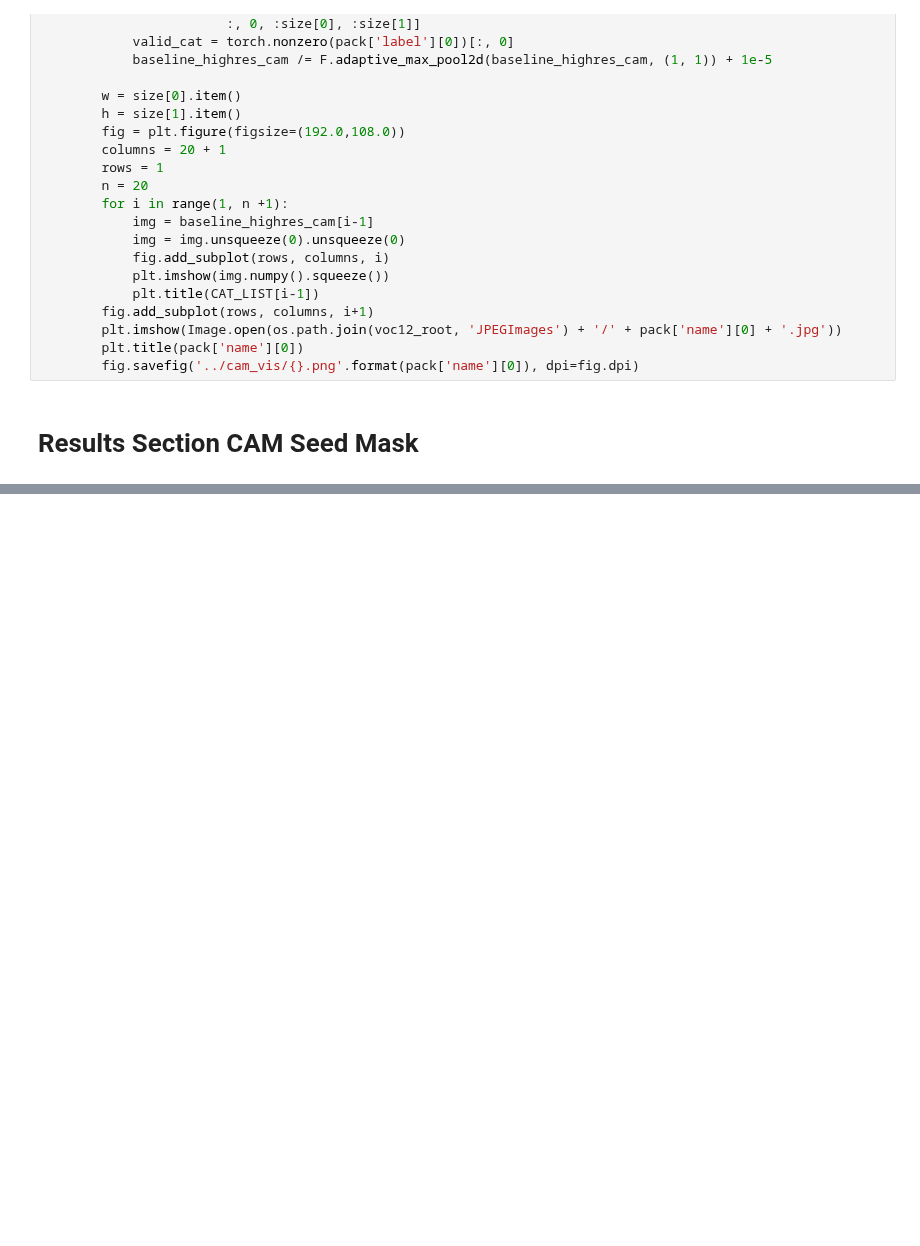
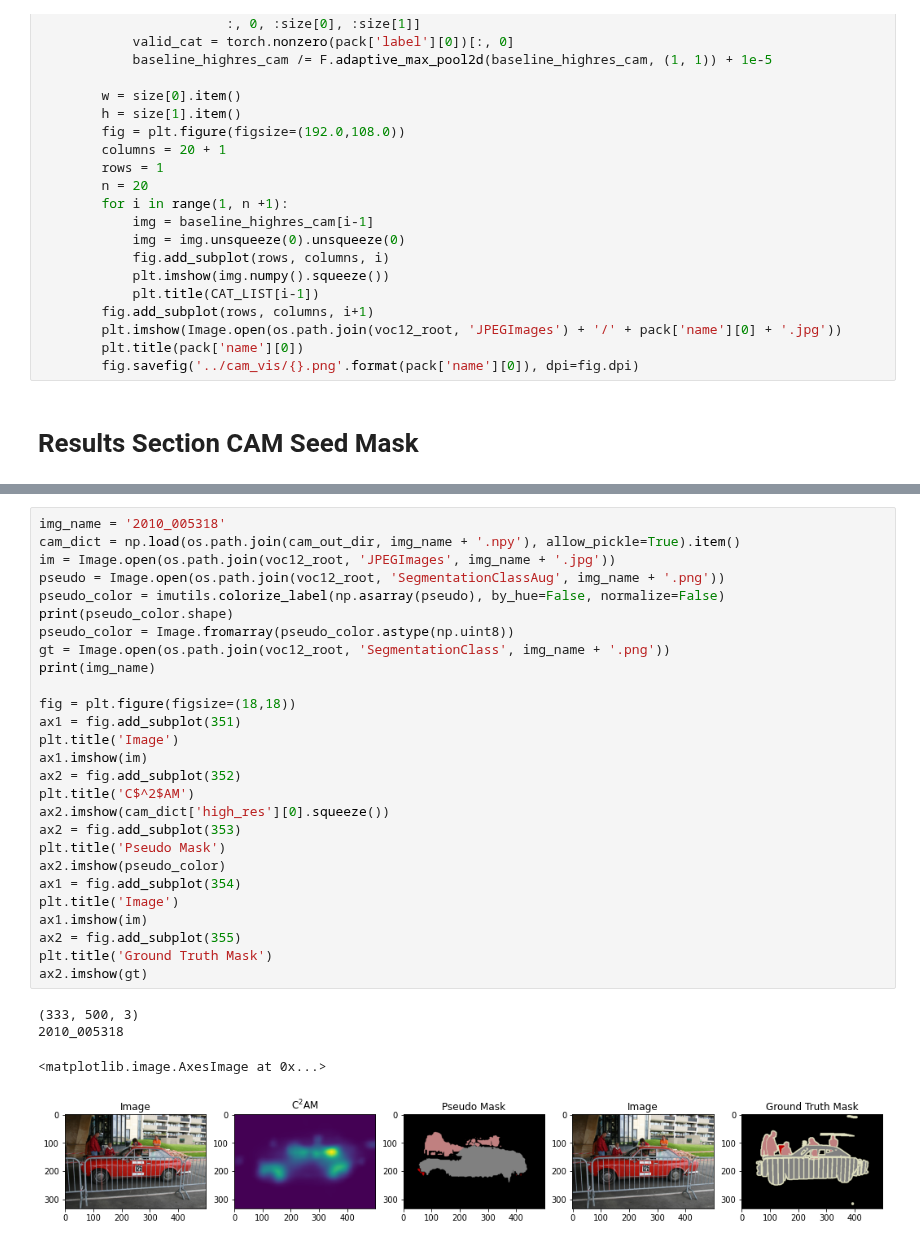
Before and after one commit to yiping-wang/c2am, a Jupyter notebook: CreateFigure.ipynb, the cells around one changed output, grey strips where cells are left out. Saved outputs shown, nothing was run; the diff lists cells and outputs as text; blank space fills up the shorter version.

```diff
--- a/CreateFigure.ipynb
+++ b/CreateFigure.ipynb
@@ -159,0 +201,32 @@ print(highest_name)
+# %%
+img_name = '2010_005318'
+cam_dict = np.load(os.path.join(cam_out_dir, img_name + '.npy'), allow_pickle=True).item()
+im = Image.open(os.path.join(voc12_root, 'JPEGImages', img_name + '.jpg'))
+pseudo = Image.open(os.path.join(voc12_root, 'SegmentationClassAug', img_name + '.png'))
+pseudo_color = imutils.colorize_label(np.asarray(pseudo), by_hue=False, normalize=False)
+print(pseudo_color.shape)
+pseudo_color = Image.fromarray(pseudo_color.astype(np.uint8))
+gt = Image.open(os.path.join(voc12_root, 'SegmentationClass', img_name + '.png'))
+print(img_name)
+
+fig = plt.figure(figsize=(18,18))
+ax1 = fig.add_subplot(351)
+plt.title('Image')
+ax1.imshow(im)
+ax2 = fig.add_subplot(352)
+plt.title('C$^2$AM')
+ax2.imshow(cam_dict['high_res'][0].squeeze())
+ax2 = fig.add_subplot(353)
+plt.title('Pseudo Mask')
+ax2.imshow(pseudo_color)
+ax1 = fig.add_subplot(354)
+plt.title('Image')
+ax1.imshow(im)
+ax2 = fig.add_subplot(355)
+plt.title('Ground Truth Mask')
+ax2.imshow(gt)
+# %% [output]
+(333, 500, 3)
+2010_005318
+<matplotlib.image.AxesImage at 0x...>
+[figure, added]
```
Also changed, not shown: parts of 2 cells of this notebook.
